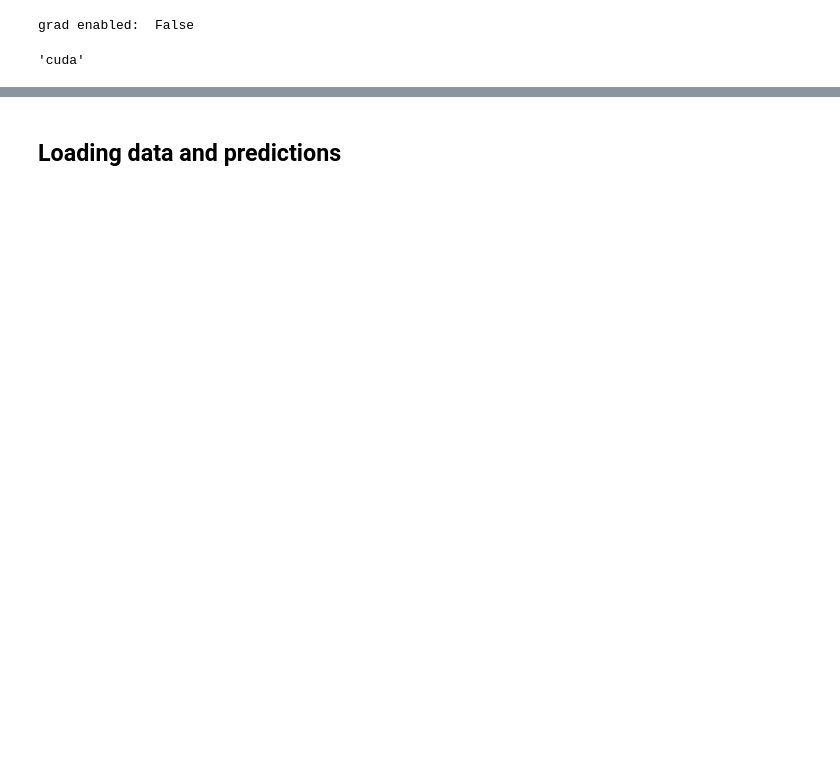
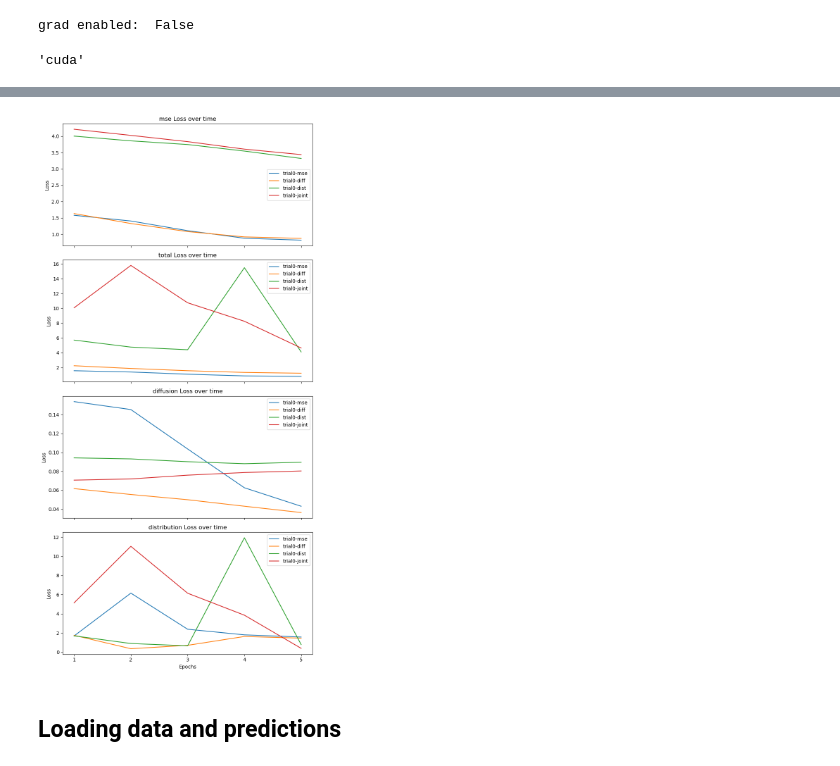
Before and after one commit to SammyAgrawal/diffusion-climsim, a Jupyter notebook: Notebooks/EvalClimsim.ipynb, the cells around one changed output, grey strips where cells are left out. Cells and saved outputs as stored; diff of their text form; code cells hidden in the pictures; blank space fills up the shorter version.

```diff
--- a/Notebooks/EvalClimsim.ipynb
+++ b/Notebooks/EvalClimsim.ipynb
@@ -30,7 +281,11 @@ exp_dir = "/home/jovyan/Samarth/ClimsimProjectWork/diffusion-climsim/experiments
 # %%
 num_models = 4
 # %%
-exp_ids = ["DistLossTesting"] * num_models
-run_ids = [f"trial1{l}" for l in "abcd"]
+exp_ids = ["DiffLossTesting"] * num_models
+base_run_id = "trial0_test"
+run_ids = [f"{base_run_id}{l}" for l in "abcd"]
+base_dir = os.path.join(exp_dir, exp_ids[0])
+#base_run_id = "trial3"
+#run_ids = "trial3-mse trial3-diff trial3-dist trial3-joint".split()
 list(zip(exp_ids, run_ids))
 # %% [output]
@@ -59,4 +315,0 @@ dict_keys(['exp_id', 'run_id', 'num_epochs', 'phases', 'distributed_training', '
-# %%
-dconfig = tru.DataConfig(**log_dicts[0]['data_config'])
-dconfig.dataset_type = "climsim"
-dconfig.source = "gcsfs"
@@ -86,2 +343,37 @@ DataConfig(dataset_type='climsim',
+# %%
+def plot_loss(diff_logs):
+    total_timesteps = 210238
+    # Get loss types from the first log
+    first_log = next(iter(diff_logs.values()))
+    loss_types = list(first_log['losses']['train'].keys())
+    n_losses = len(loss_types)
+
+    fig, axes = plt.subplots(n_losses, 1, figsize=(8, 4 * n_losses), sharex=True)
+    if n_losses == 1:
+        axes = [axes]  # Ensure axes is always a list
+
+    for i, loss_type in enumerate(loss_types):
+        ax = axes[i]
+        for key, log in diff_logs.items():
+            dconfig, tconfig = log['data_config'], log['training_config']
+            bs = dconfig['dataloader_params']['batch_size'] / 384
+            bli = tconfig['batch_logging_interval']
+            y = log['losses']['train'][loss_type]
+            ax.plot(y, label=f"{run_id_mapping[key]}")
+            batches_per_epoch = max(1, total_timesteps * dconfig['train_test_split'][0] // (bs * bli))
+            num_batches = len(y)
+            num_epochs = tconfig['num_epochs'] + 1
+            ax.set_xticks(np.arange(0, num_batches, batches_per_epoch))
+            ax.set_xticklabels(np.arange(1, num_epochs))
+        ax.set_title(f"{loss_type} Loss over time")
+        ax.set_ylabel("Loss")
+        ax.legend()
+    axes[-1].set_xlabel("Epochs")
+    plt.tight_layout()
+    plt.show()
+# %%
+plot_loss(log_dicts)
+# %% [output]
+[figure, added]
 # %% [markdown]
 ## Loading data and predictions
```
Also changed, not shown: parts of 111 cells of this notebook, 6 other files.
